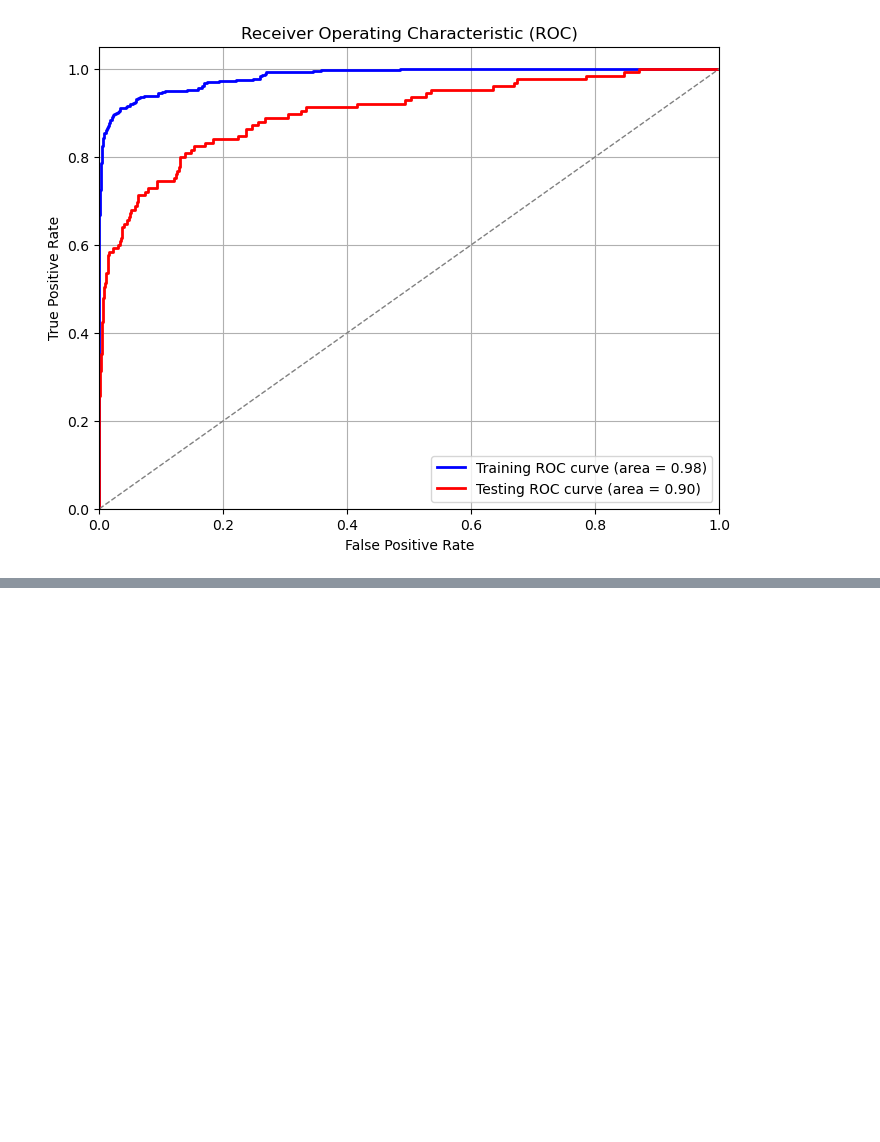
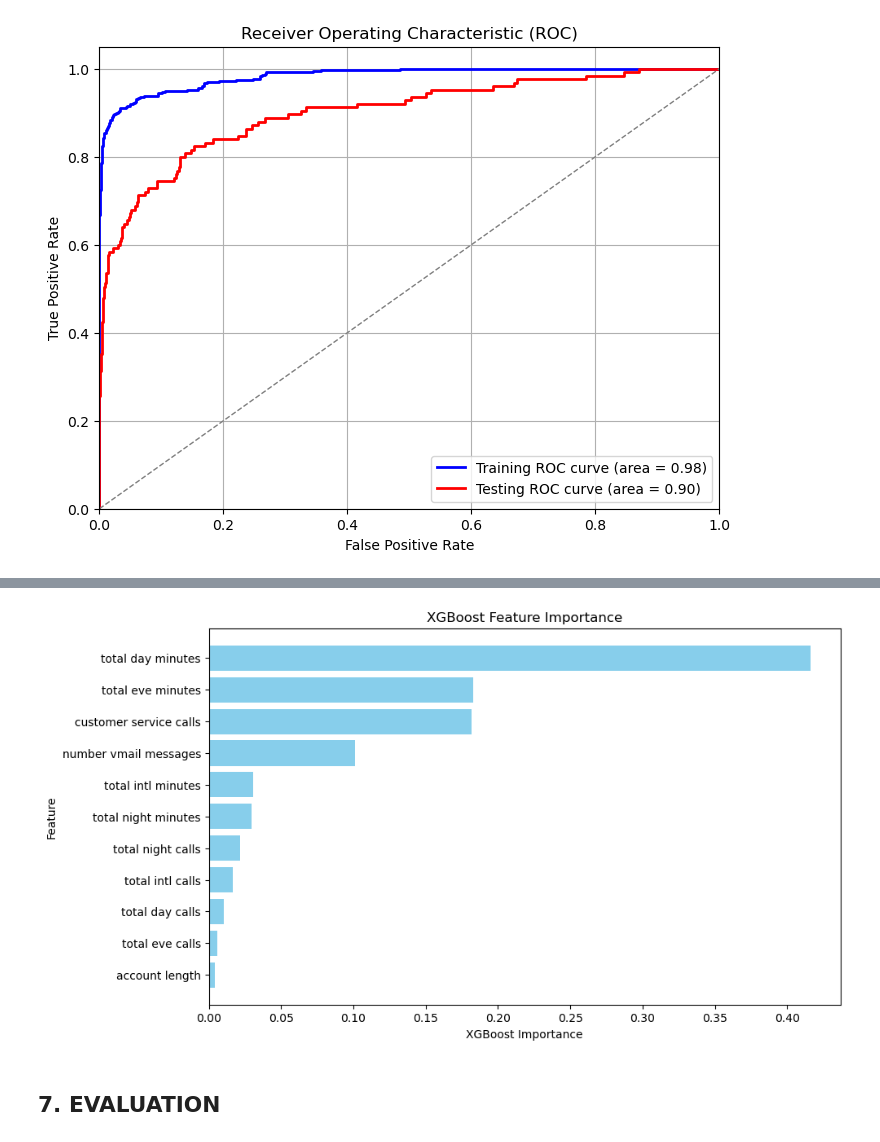
Before and after one commit to VincentKiplangat/Predicting-customer-churn-for-SyrialTel, a Jupyter notebook: SyrialTel.ipynb, the cells around one changed output, grey strips where cells are left out. Saved outputs shown, nothing was run; the diff lists cells and outputs as text; code cells hidden in the pictures; blank space fills up the shorter version.

```diff
--- a/SyrialTel.ipynb
+++ b/SyrialTel.ipynb
@@ -1339,0 +1205,22 @@ plt.show()
+# %%
+# Get feature importances
+feature_importance_xgboost = best_classifier.feature_importances_
+
+# Create a DataFrame to hold feature names and their importances
+feature_importance_xgboost_df = pd.DataFrame({'Feature': X_train.columns, 'XGBoost Importance': feature_importance_xgboost})
+
+# Sort the DataFrame by importance in descending order
+feature_importance_xgboost_df = feature_importance_xgboost_df.sort_values(by='XGBoost Importance', ascending=False)
+
+# Plot feature importances
+plt.figure(figsize=(10, 6))
+plt.barh(feature_importance_xgboost_df['Feature'], feature_importance_xgboost_df['XGBoost Importance'], color='skyblue')
+plt.xlabel('XGBoost Importance')
+plt.ylabel('Feature')
+plt.title('XGBoost Feature Importance')
+plt.gca().invert_yaxis()  # Invert the y-axis to display the most important features at the top
+plt.show()
+# %% [output]
+[figure, added]
+# %% [markdown]
+## 7. EVALUATION
```
Also changed, not shown: parts of 61 cells of this notebook.
